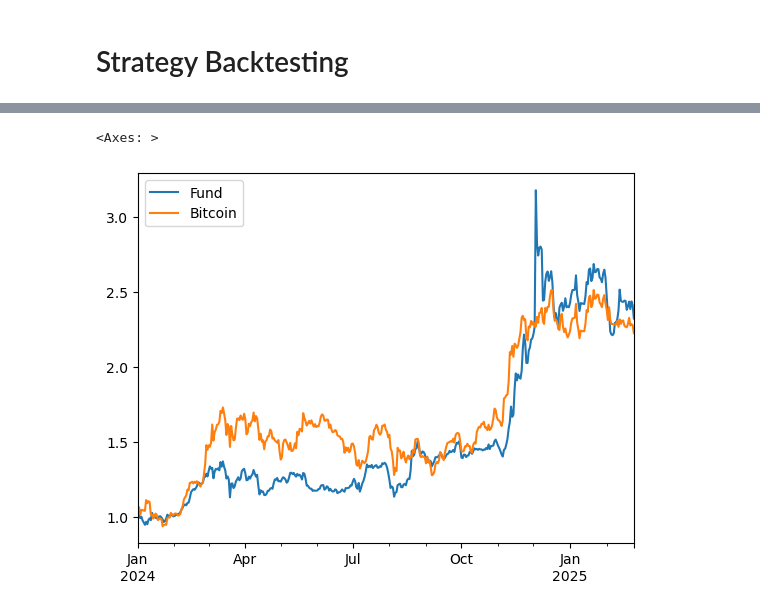
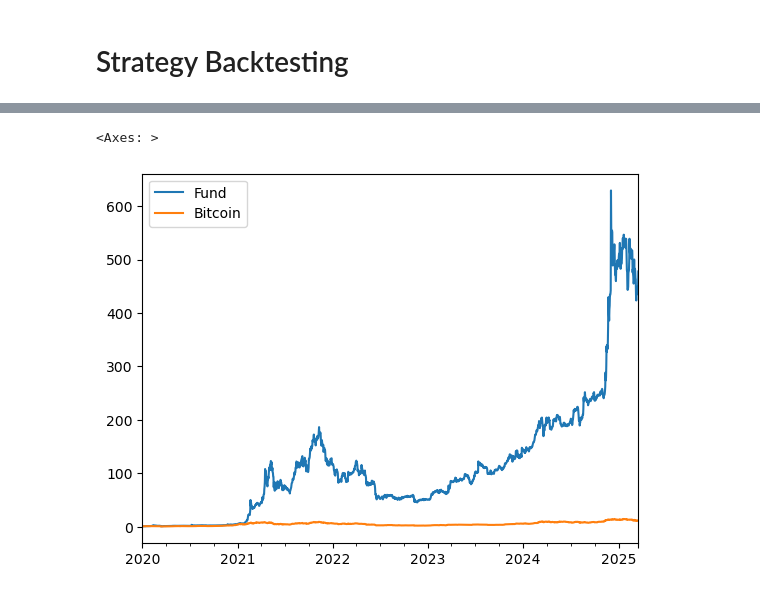
Before and after one commit to niroojane/Risk-Management, a Jupyter notebook: Active Crypto Strategy.ipynb, the cells around one changed output, grey strips where cells are left out. Saved outputs shown, nothing was run; the diff lists cells and outputs as text; code cells hidden in the pictures.

```diff
--- a/Active Crypto Strategy.ipynb
+++ b/Active Crypto Strategy.ipynb
@@ -223,10 +223,10 @@ years=sorted(list(set(performance.index.year)))
 month_year=performance.index.strftime('%Y-%m')
 month_year=sorted(list(set(month_year)))
 # %%
-(1+performance_pct.loc['2024':]).cumprod().plot()
+(1+performance_pct.loc[:]).cumprod().plot()
 # %% [output]
 <Axes: >
-[figure, old version]
+[figure, new version]
 # %%
 year_returns={}
 for year in years:
```
Also changed, not shown: parts of 17 cells of this notebook, 3 other files.
